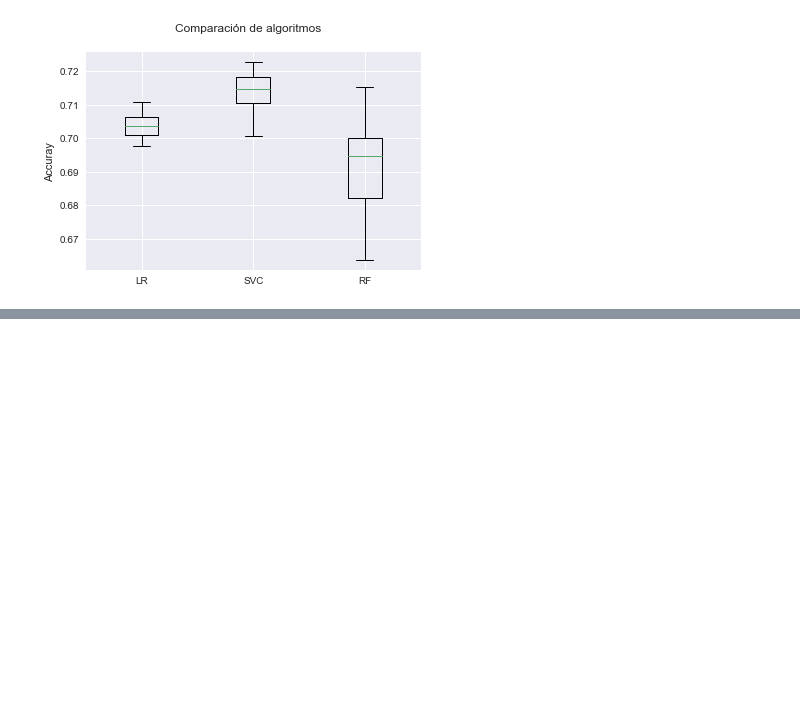
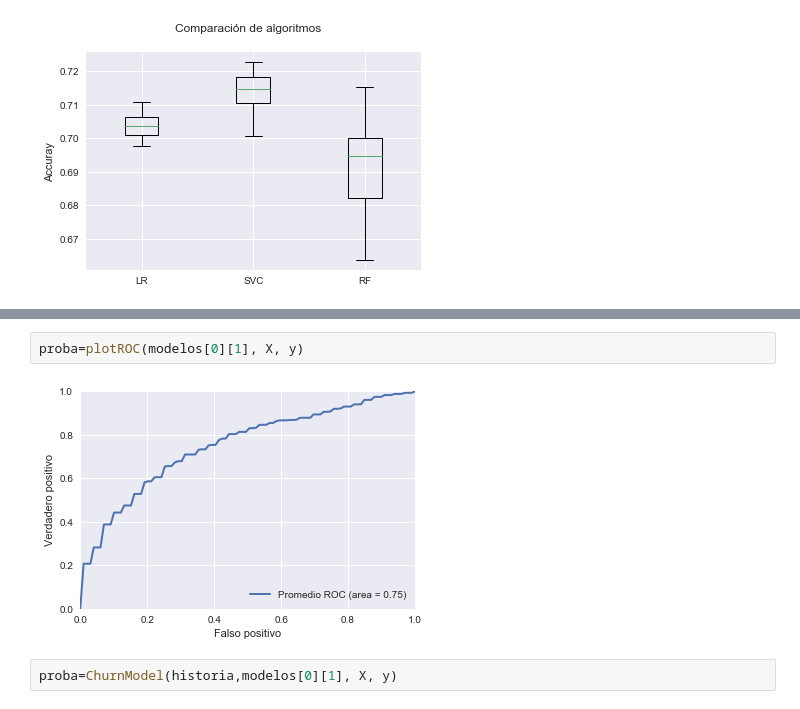
Before and after one commit to apasmino/Churn, a Jupyter notebook: Churn.ipynb, the cells around one changed output, grey strips where cells are left out. Drawn from its saved outputs; the diff is of its cells as text; blank space fills up the shorter version.

```diff
--- a/Churn.ipynb
+++ b/Churn.ipynb
@@ -384,0 +421,6 @@ los mejores resultados los entrega el modelo de SVM, con el que trabajaremos la
+# %%
+proba=plotROC(modelos[0][1], X, y)
+# %% [output]
+[figure, added]
+# %%
+proba=ChurnModel(historia,modelos[0][1], X, y)
```
Also changed, not shown: parts of 5 cells of this notebook.
